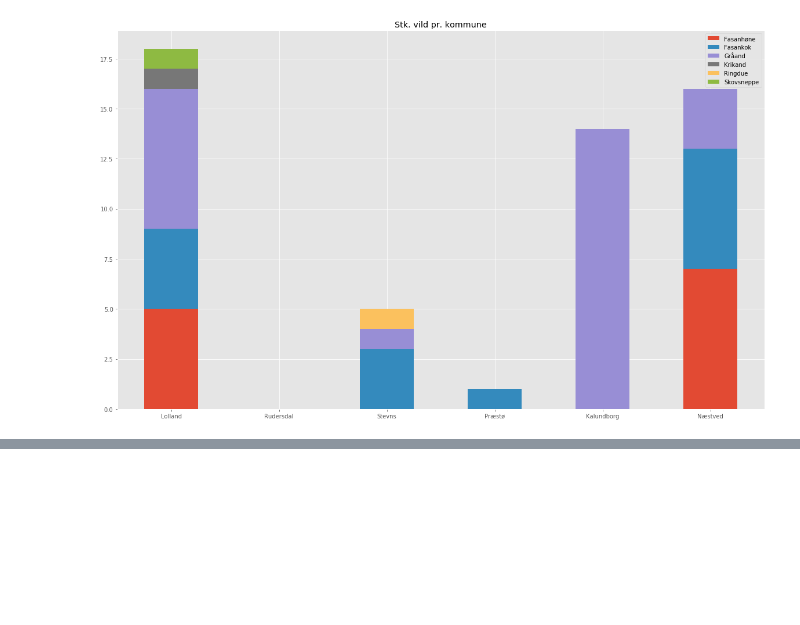
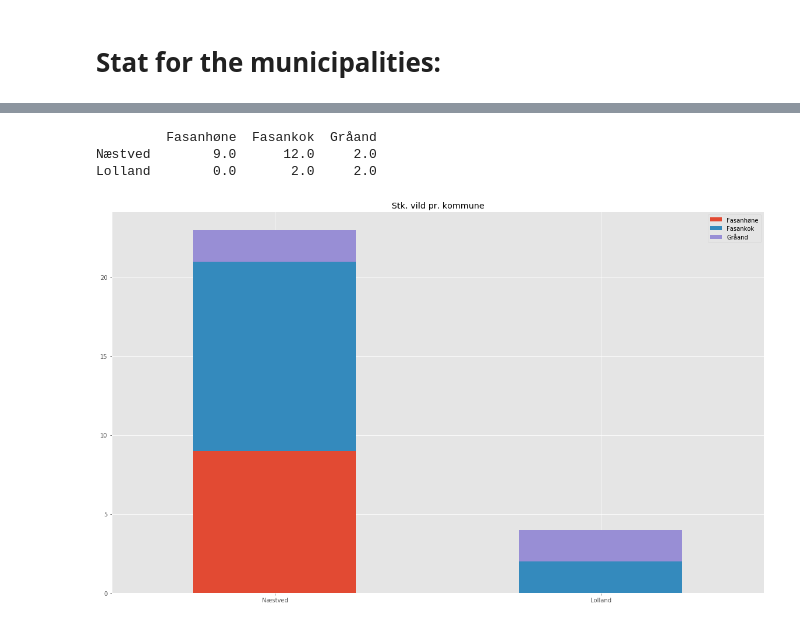
Before and after one commit to sbs83/Jagt, a Jupyter notebook: JagtLogBog.ipynb, the cells around one changed output, grey strips where cells are left out. Drawn from its saved outputs; the diff is of its cells as text; code cells hidden in the pictures; blank space fills up the shorter version.

```diff
--- a/JagtLogBog.ipynb
+++ b/JagtLogBog.ipynb
@@ -222,10 +217,59 @@ plt.show(block=True)
-# %%
-# stat for vild inberetning
-
-fig = plt.figure(figsize=(20, 12))
-ax = plt.subplot(1,1,1,)
-#ax = plt.subplot(2, 2, 4)
-plt.title('Stk. vild pr. kommune')
-bars = komframe.plot.bar(stacked=True, ax=ax, rot=0)
-# %% [output]
-[figure, removed]
+# %% [markdown]
+# Stat for the municipalities:
+# %%
+# Taken from https://stackoverflow.com/questions/31517194/how-to-hide-one-specific-cell-input-or-output-in-ipython-notebook
+tag = HTML('''<script>
+code_show=true;
+function code_toggle() {
+    if (code_show){
+        $('div.cell.code_cell.rendered.selected div.input').hide();
+    } else {
+        $('div.cell.code_cell.rendered.selected div.input').show();
+    }
+    code_show = !code_show
+}
+$( document ).ready(code_toggle);
+</script>
+To show/hide this cell's raw code input, click <a href="javascript:code_toggle()">here</a>.''')
+display(tag)
+
+## Kommune plot
+kom = {}
+dyr = []
+flag = 0
+dum = []
+for nn in art:
+    try:
+        np.isnan(nn)
+    except:
+        dum = np.append(dum, 0.)
+
+for kk in subset['Kommune'].unique():
+    temp = np.zeros(len(dum))
+    tmpdf = subset[subset['Kommune'] == kk]
+    count = 0
+    for nn in art:
+        try:
+            np.isnan(nn)
+        except:
+            if flag == 0:
+                dyr = np.append(dyr, nn)
+            for ii in range(1, 4):
+                num = tmpdf['Antal Art ' + str(ii)][subset['Art ' + str(ii)] == nn]
+                if num.empty == False:
+                    temp[count] = np.sum(num) + temp[count]
+            count += 1
+    flag = 1
+    kom[kk] = temp
+komframe = pd.DataFrame(kom.values(), index=kom.keys(), columns=dyr)
+
+# stat for vild inberetning
+print(komframe)
+
+
+fig = plt.figure(figsize=(20, 12))
+ax = plt.subplot(1,1,1,)
+#ax = plt.subplot(2, 2, 4)
+plt.title('Stk. vild pr. kommune')
+bars = komframe.plot.bar(stacked=True, ax=ax, rot=0)
+# %% [output]
@@ -231,0 +277,4 @@ bars = komframe.plot.bar(stacked=True, ax=ax, rot=0)
+         Fasanhøne  Fasankok  Gråand
+Næstved        9.0      12.0     2.0
+Lolland        0.0       2.0     2.0
+[figure, added]
```
Also changed, not shown: parts of 8 cells of this notebook.
